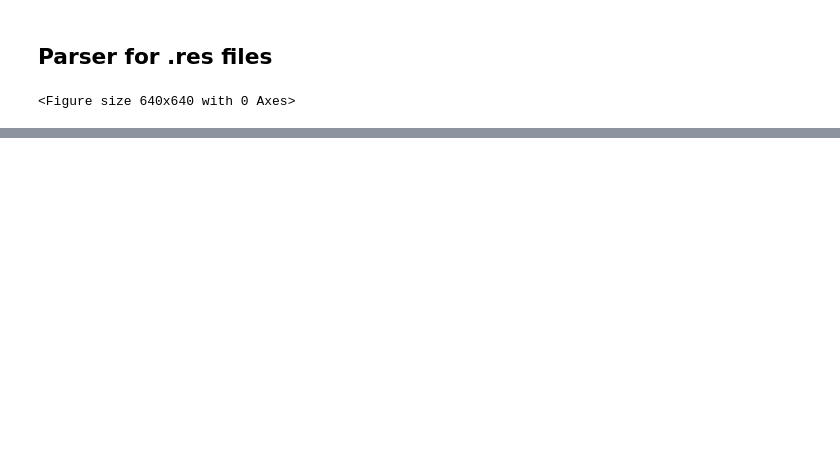
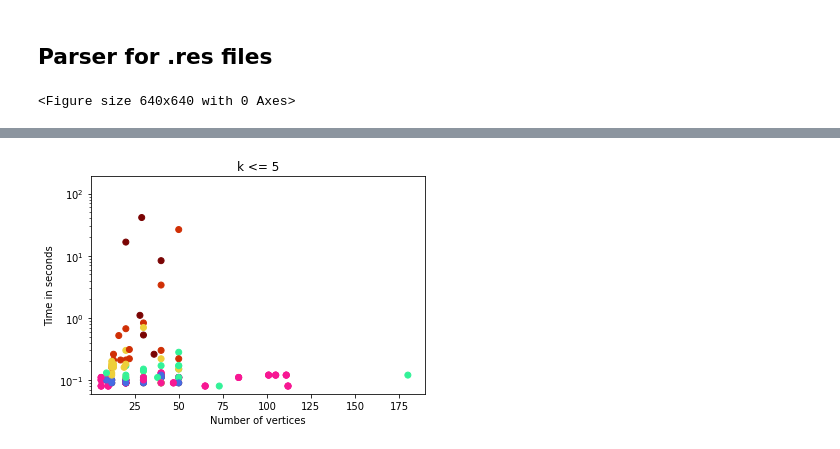
Before and after one commit to Jakob-L-M/dfvs, a Jupyter notebook: results/plots.ipynb, the cells around one changed output, grey strips where cells are left out. Saved outputs shown, nothing was run; the diff lists cells and outputs as text; code cells hidden in the pictures; blank space fills up the shorter version.

```diff
--- a/results/plots.ipynb
+++ b/results/plots.ipynb
@@ -92,0 +94,13 @@ plt.show()
+# %%
+for i in [0,1,5]:
+    plt.scatter(df['n'][df['k'] <= i], df['t'][df['k'] <= i], c=df['k'][df['k'] <= i], cmap=newcmp)
+    plt.ylim(top=190)
+    plt.xlim([0.06,190])
+    plt.ylim(bottom=0.06)
+    plt.yscale('log')
+    plt.xlabel("Number of vertices")
+    plt.ylabel("Time in seconds")
+    plt.title("k <= " + str(i))
+    plt.savefig(str(i) + ".png")
+# %% [output]
+[figure, added]
```
Also changed, not shown: parts of 1 cell of this notebook.
